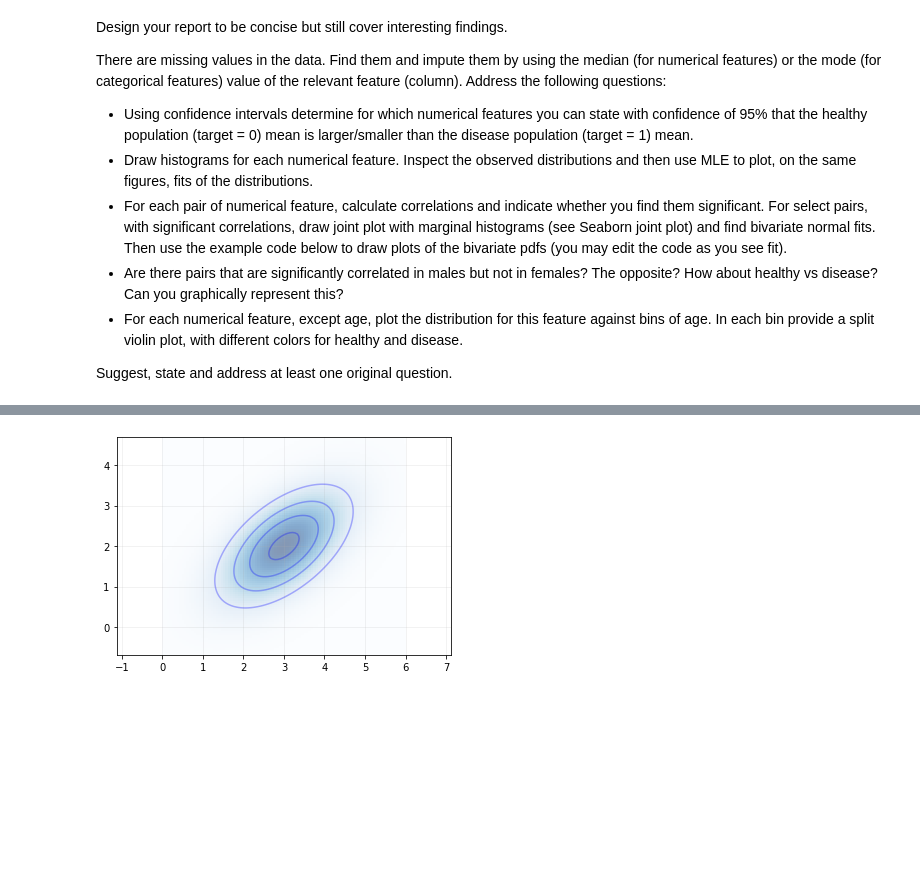
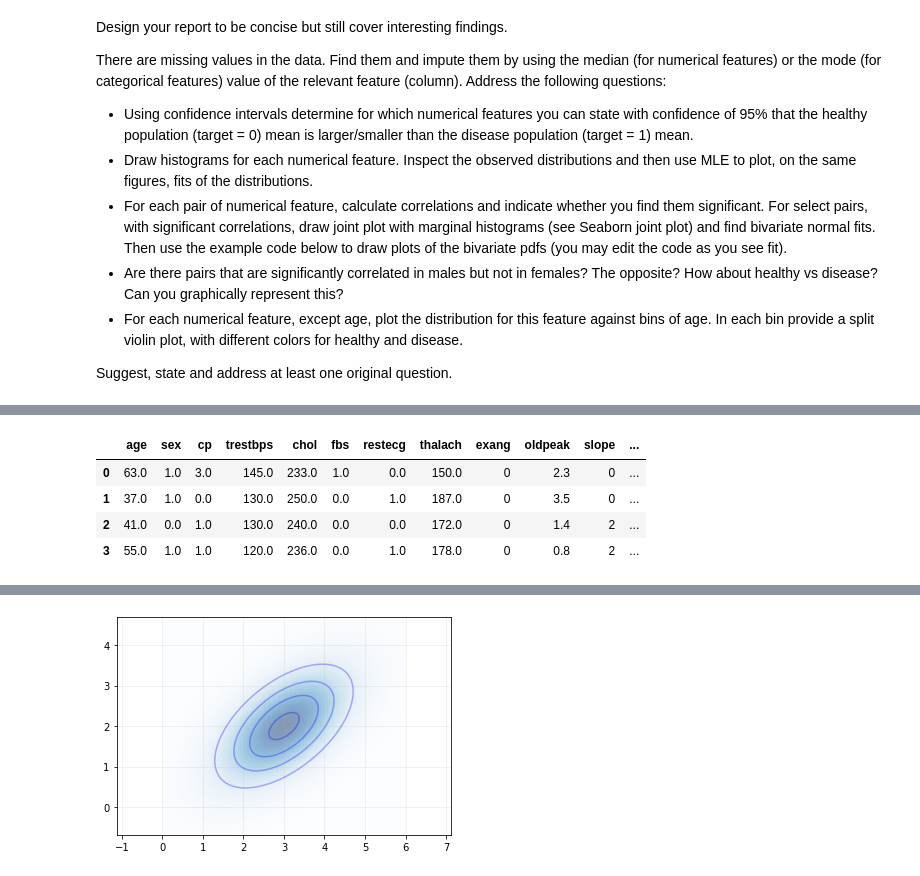
Before and after one commit to barboym/hw_statistics_runi, a Jupyter notebook: HW3/HW3.ipynb, the cells around one changed output, grey strips where cells are left out. Saved outputs shown, nothing was run; the diff lists cells and outputs as text; code cells hidden in the pictures; blank space fills up the shorter version.

```diff
--- a/HW3/HW3.ipynb
+++ b/HW3/HW3.ipynb
@@ -216,0 +235,19 @@ Suggest, state and address at least one original question.
+# %%
+#Define categorical ana numerical features
+cat_features = ['sex', 'cp', 'fbs', 'restecg','exang','slope','thal','target']
+numeric_features = [feature for feature in DF.columns if feature not in cat_features]
+
+#Fill NA values
+DF[cat_features] = DF[cat_features].fillna(DF[cat_features].mode().iloc[0])
+DF[numeric_features] = DF[numeric_features].fillna(DF[numeric_features].median())
+
+#Set categorical features as dtype=int
+DF[cat_features] = DF[cat_features].astype('category')
+# %%
+DF.head(4)
+# %% [output]
+|  | age | sex | cp | trestbps | chol | fbs | restecg | thalach | exang | oldpeak | slope | ... |
+| 0 | 63.0 | 1.0 | 3.0 | 145.0 | 233.0 | 1.0 | 0.0 | 150.0 | 0 | 2.3 | 0 | ... |
+| 1 | 37.0 | 1.0 | 0.0 | 130.0 | 250.0 | 0.0 | 1.0 | 187.0 | 0 | 3.5 | 0 | ... |
+| 2 | 41.0 | 0.0 | 1.0 | 130.0 | 240.0 | 0.0 | 0.0 | 172.0 | 0 | 1.4 | 2 | ... |
+| 3 | 55.0 | 1.0 | 1.0 | 120.0 | 236.0 | 0.0 | 1.0 | 178.0 | 0 | 0.8 | 2 | ... |
```
Also changed, not shown: parts of 8 cells of this notebook.
